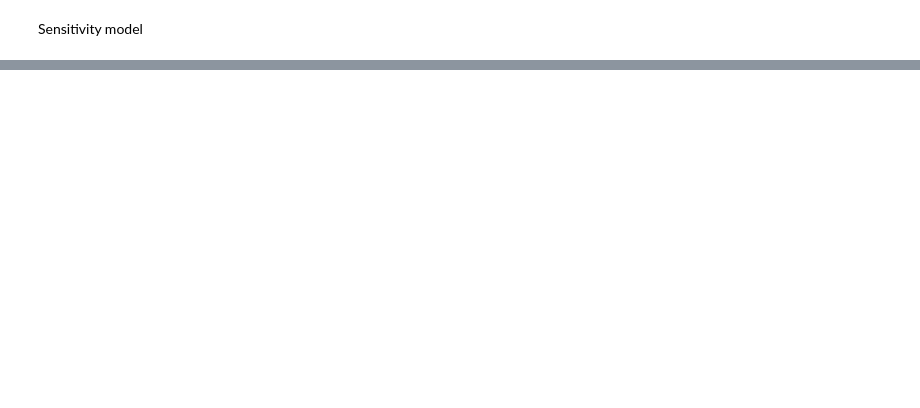
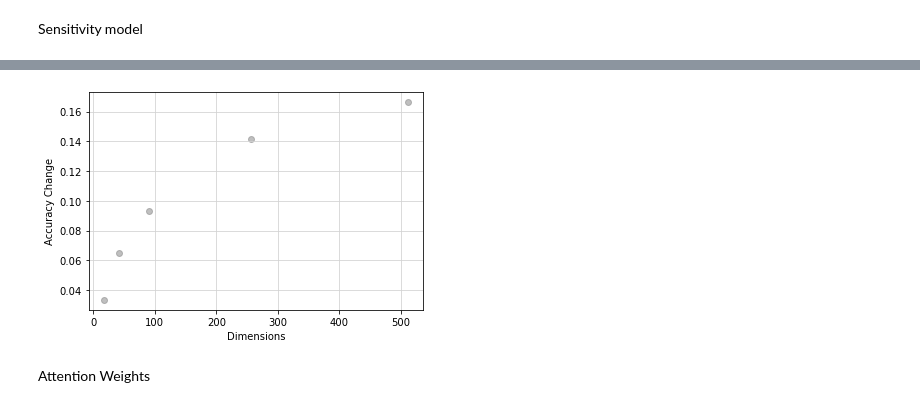
Before and after one commit to mazabdul7/msc_attention_project, a Jupyter notebook: evaluate_models.ipynb, the cells around one changed output, grey strips where cells are left out. Saved outputs shown, nothing was run; the diff lists cells and outputs as text; code cells hidden in the pictures; blank space fills up the shorter version.

```diff
--- a/evaluate_models.ipynb
+++ b/evaluate_models.ipynb
@@ -273,0 +309,8 @@ model.get_layer('attention_block5_conv1').seeds@model.get_layer('attention_block
+# %%
+dims = [17,42,90,256, 512]
+# %%
+sparsity = pd.read_csv('sparsity.csv', names=['group', 'class', 4, 17, 42, 90, 256, 512], header=0)
+acc = pd.read_csv('acc.csv', names=['group', 'class', 4, 17, 42, 90, 256, 512], header=0)
+acc_baseline = pd.read_csv('acc_baseline.csv', names=['group', 'class',4,  17, 42, 90, 256, 512], header=0)
+fp = pd.read_csv('false_alarm.csv', names=['group', 'class', 17, 42, 90, 256, 512], header=0)
+fp_baseline = pd.read_csv('false_alarm_base.csv', names=['group', 'class', 17, 42, 90, 256, 512], header=0)
@@ -273,0 +336,17 @@ model.get_layer('attention_block5_conv1').seeds@model.get_layer('attention_block
+# %%
+acc_change = np.array(acc[dims]) - np.array(acc_baseline[dims])
+
+means = np.mean(acc_change, axis=0)
+errors = np.std(acc_change, axis=0)/np.sqrt(acc_change.shape[0]) # Compute standard error
+
+fig = plt.figure()
+ax = fig.add_subplot(111)
+
+ax.errorbar([str(x) for x in dims], means, yerr=errors, fmt='o', color='red', ecolor='grey', elinewidth=2.5, markersize=4)
+ax.grid(color='lightgrey', linestyle='-', axis='both')
+ax.set_xlabel('Seed Dimensioniality')
+ax.set_ylabel('Accuracy Change')
+ax.set_ylim([0,0.22])
+fig.savefig('acc_change_per_dim.png', dpi=300)
+
+print(errors, means)
@@ -273,0 +356,19 @@ model.get_layer('attention_block5_conv1').seeds@model.get_layer('attention_block
+# %%
+acc_change = np.array(acc[dims]) - np.array(acc_baseline[dims])
+x = [i for i in dims]*14
+x_quad = np.hstack([np.array(dims).reshape(-1, 1), np.array(dims).reshape(-1, 1)**2])
+x_new = np.linspace(0, 512, 50).reshape(-1, 1)
+x_new = np.hstack([x_new, x_new**2])
+
+fig = plt.figure()
+ax = fig.add_subplot(111)
+
+reg = LinearRegression().fit(x_quad, means.reshape(-1, 1))
+ax.scatter(np.array(dims).flatten(), means.flatten(), marker='o', alpha=.5, color='grey')
+#ax.plot(x_new[:, 0], reg.predict(x_new), 'r', label='Linear Fit')
+ax.grid(color='lightgrey', linestyle='-', axis='both')
+ax.set_xlabel('Dimensions')
+ax.set_ylabel('Accuracy Change')
+fig.savefig('acc_change_per_all_dims.png', dpi=300)
+# %% [output]
+[figure, added]
@@ -273,0 +405,2 @@ model.get_layer('attention_block5_conv1').seeds@model.get_layer('attention_block
+# %% [markdown]
+Attention Weights
```
Also changed, not shown: parts of 25 cells of this notebook, 21 other files.
